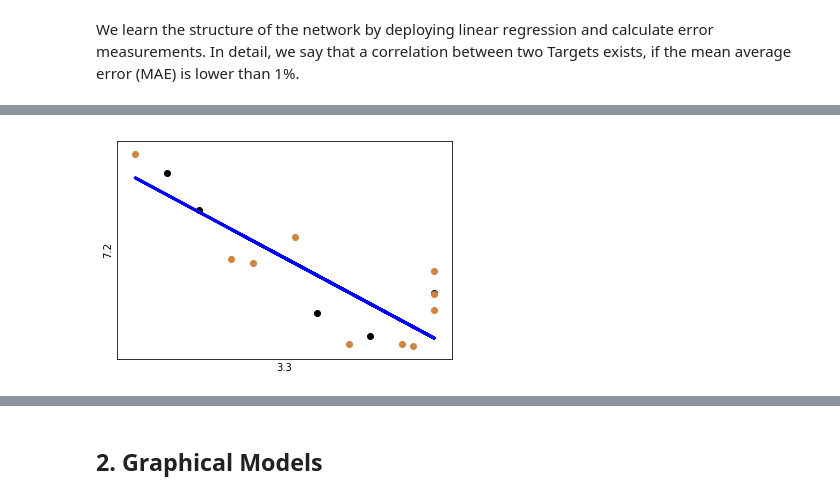
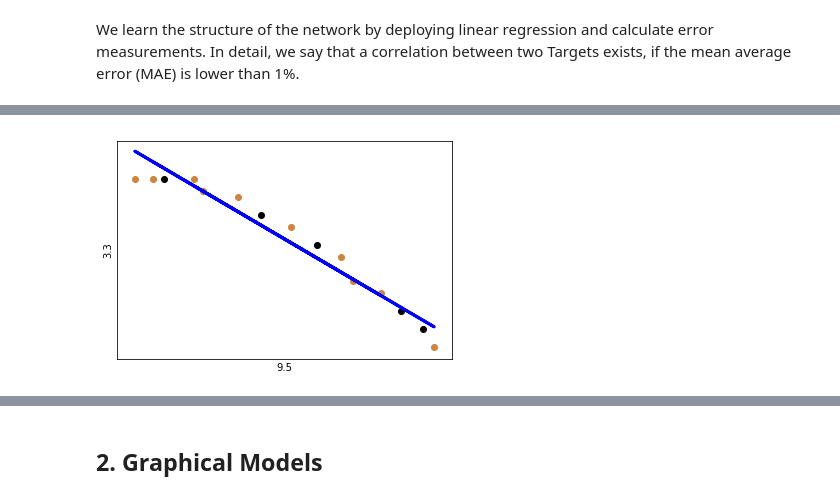
Before and after one commit to felix-laumann/MBML-SDG-targets, a Jupyter notebook: infer latent time-series values.ipynb, the cells around one changed output, grey strips where cells are left out. Cells and saved outputs as stored; diff of their text form; code cells hidden in the pictures.

```diff
--- a/infer latent time-series values.ipynb
+++ b/infer latent time-series values.ipynb
@@ -180,2 +172,5 @@ targets = list(final_t.columns)
+# %%
+def normalize_df(df):
+    return (df -df.mean())/df.std()
 # %%
-final_t
+final_t = normalize_df(final_t)
@@ -244,28 +200,20 @@ def compute_error(trues, predicted):
 # %%
 keptPairs = list()
 processedPairs = list()
-notPercentTargets = ['12.2', '9.4', '8.4', '17.2', '17.19']   # work on this
-highValueTargets = ['9.4', '17.19']
 discardedPairs = list()
 edgecolor = list()
 pairsAndRel = {}
 
 n_connections = 0
 
-for targetx in targets:     #loop over all rows
+for targetx in targets:     #loop over all columns
 
-        for targety in targets:    #loop over all rows except the one we're in now
+        for targety in targets:    #loop over all columns except the one we're in now
             # avoid double processing of reverse pairs
             if not set([targetx, targety]) in processedPairs:
                 processedPairs.extend([set([targetx, targety])])
 
                 if not targety==targetx:
-
-                    if ((targety in notPercentTargets and not targetx in notPercentTargets) or targety in highValueTargets):
-                        y = targetx
-                        x = targety
-                        targetx = x
-                        targety = y
 
 
                     X = final_t_shuffled[targetx].reshape(-1,1)
@@ -278,7 +226,7 @@ for targetx in targets:     #loop over all rows
                     Y = Y[mask]
 
 
-                    # Split the data into training/testing sets
+                    # Split the data into training/validation sets
                     split = math.floor(2/3 * len(X))
                     X_train = X[:-split]
                     Y_train = Y[:-split]
@@ -306,58 +254,27 @@ for targetx in targets:     #loop over all rows
                         coef = linreg.coef_[0][0]
 
                         # filter out independant variables (coefficient close to 0, coefficient > 100)
-                        if (0.001 < np.abs(coef) < 100):
+                        if (0.9 < np.abs(coef) < 1):
 
-                            if targety in notPercentTargets:
+                            keptPairs.extend([tuple((targetx, targety))])
 
-                                if 0<=mae<0.1: # 1 percent tolerance (converted to tonnes)
-                                    #print('MAE', targetx, targety, mae)
-                                    keptPairs.extend([tuple((targetx, targety))])
+                            if coef > 0: edge_color = 'g'#edgecolor.append('g')
+                            else: edge_color = 'r'
 
-                                    if coef > 0: edge_color = 'g'#edgecolor.append('g')
-                                    else: edge_color = 'r'
+                            edgecolor.append(edge_color)
+                            pairsAndRel[targetx, targety] = edge_color
 
-                                    edgecolor.append(edge_color)
-                                    pairsAndRel[targetx, targety] = edge_color
+                            plt.scatter(X_train, Y_train,  color='black')
+                            plt.scatter(X_valid, Y_valid, color='peru')
+                            plt.plot(X_valid, y_pred, color='blue', linewidth=3)
 
-                                    plt.scatter(X_train, Y_train,  color='black')
-                                    plt.scatter(X_valid, Y_valid, color='peru')
-                                    plt.plot(X_valid, y_pred, color='blue', linewidth=3)
+                            plt.xticks(())
+                            plt.yticks(())
+                            plt.xlabel(targetx)
+                            plt.ylabel(targety)
+                            plt.show()
 
-                                    plt.xticks(())
-                                    plt.yticks(())
-                                    plt.xlabel(targetx)
-                                    plt.ylabel(targety)
-                                    plt.show()
-
-                                    n_connections = n_connections + 1
-
-                                else: discardedPairs.extend([[targetx, targety]])
-
-
-                            else:
-                                if 1 > mae > 0: # tolerate 1 percent error
-                                    keptPairs.extend([tuple((targetx, targety))])
-
-                                    if coef > 0: edge_color = 'g'#edgecolor.append('g')
-                                    else: edge_color = 'r'
-
-                                    edgecolor.append(edge_color)
-                                    pairsAndRel[targetx, targety] = edge_color
-
-                                    plt.scatter(X_train, Y_train,  color='black')
-                                    plt.scatter(X_valid, Y_valid, color='peru')
-                                    plt.plot(X_valid, y_pred, color='blue', linewidth=3)
-
-                                    plt.xticks(())
-                                    plt.yticks(())
-                                    plt.xlabel(targetx)
-                                    plt.ylabel(targety)
-                                    plt.show()
-
-                                    n_connections = n_connections + 1
-
-                                else: discardedPairs.extend([[targetx, targety]])
+                            n_connections = n_connections + 1
 
                         else: discardedPairs.extend([[targetx, targety]])
 
@@ -443 +386 @@ Coefficient -2.8148148148148167
-[figure, old version]
+[figure, new version]
```
Also changed, not shown: parts of 65 cells of this notebook, 2 other files.
